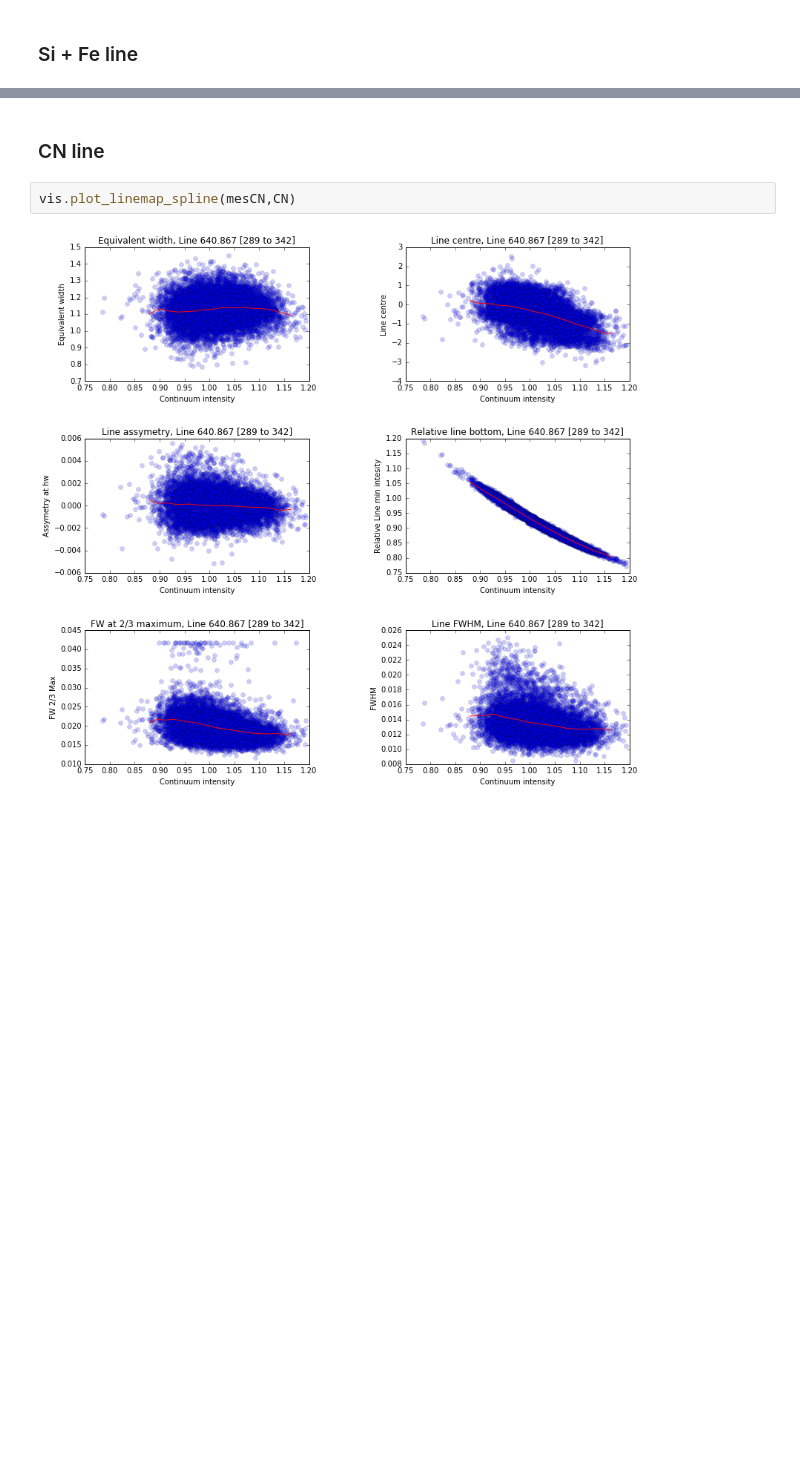
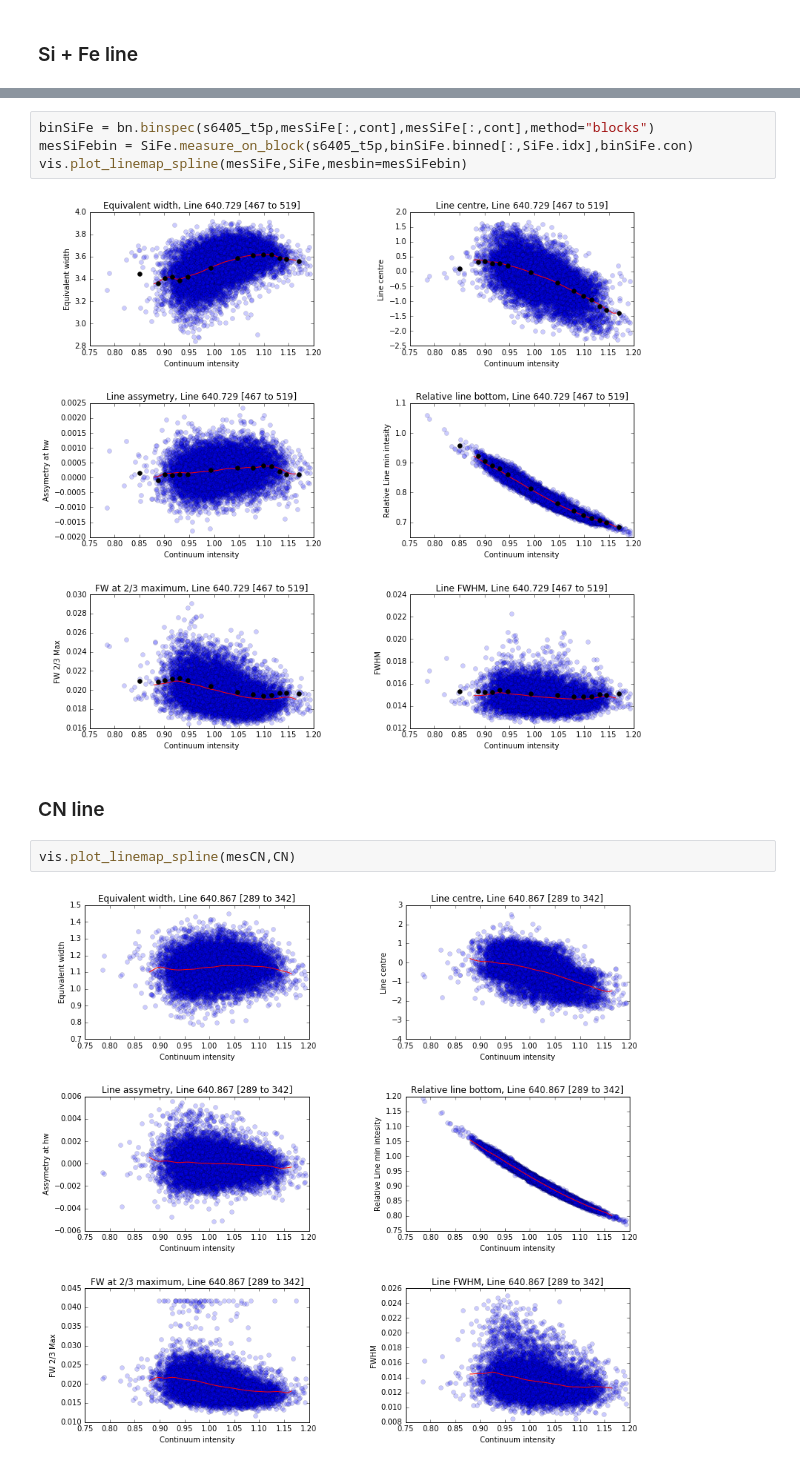
Before and after one commit to Tobychev/Danspectra, a Jupyter notebook: 6405_region-Splines.ipynb, the cells around one changed output, grey strips where cells are left out. Drawn from its saved outputs; the diff is of its cells as text; blank space fills up the shorter version.

```diff
--- a/6405_region-Splines.ipynb
+++ b/6405_region-Splines.ipynb
@@ -126,3 +135,9 @@ vis.plot_linemap_spline(mesSiFe,SiFe)
+# %%
+binSiFe = bn.binspec(s6405_t5p,mesSiFe[:,cont],mesSiFe[:,cont],method="blocks")
+mesSiFebin = SiFe.measure_on_block(s6405_t5p,binSiFe.binned[:,SiFe.idx],binSiFe.con)
+vis.plot_linemap_spline(mesSiFe,SiFe,mesbin=mesSiFebin)
+# %% [output]
+[figure, added]
 # %% [markdown]
 ### CN line
 # %%
```
Also changed, not shown: parts of 23 cells of this notebook.
